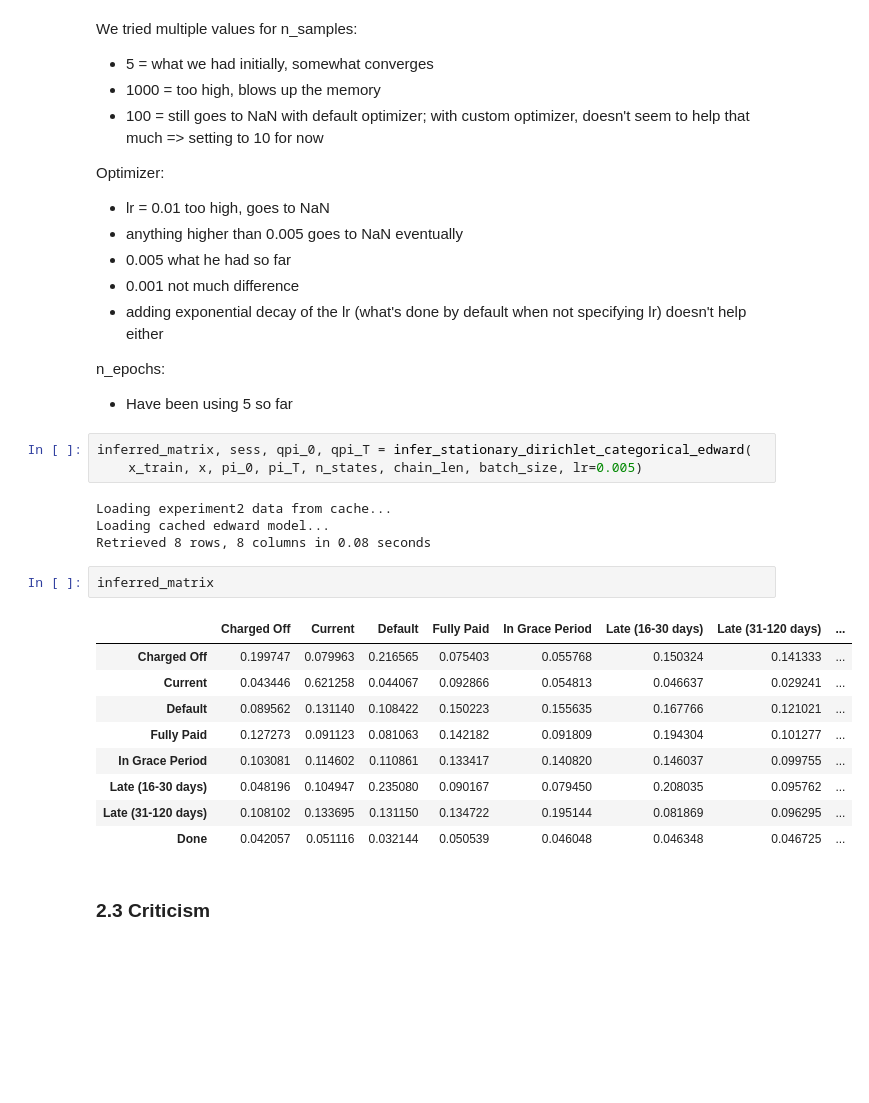
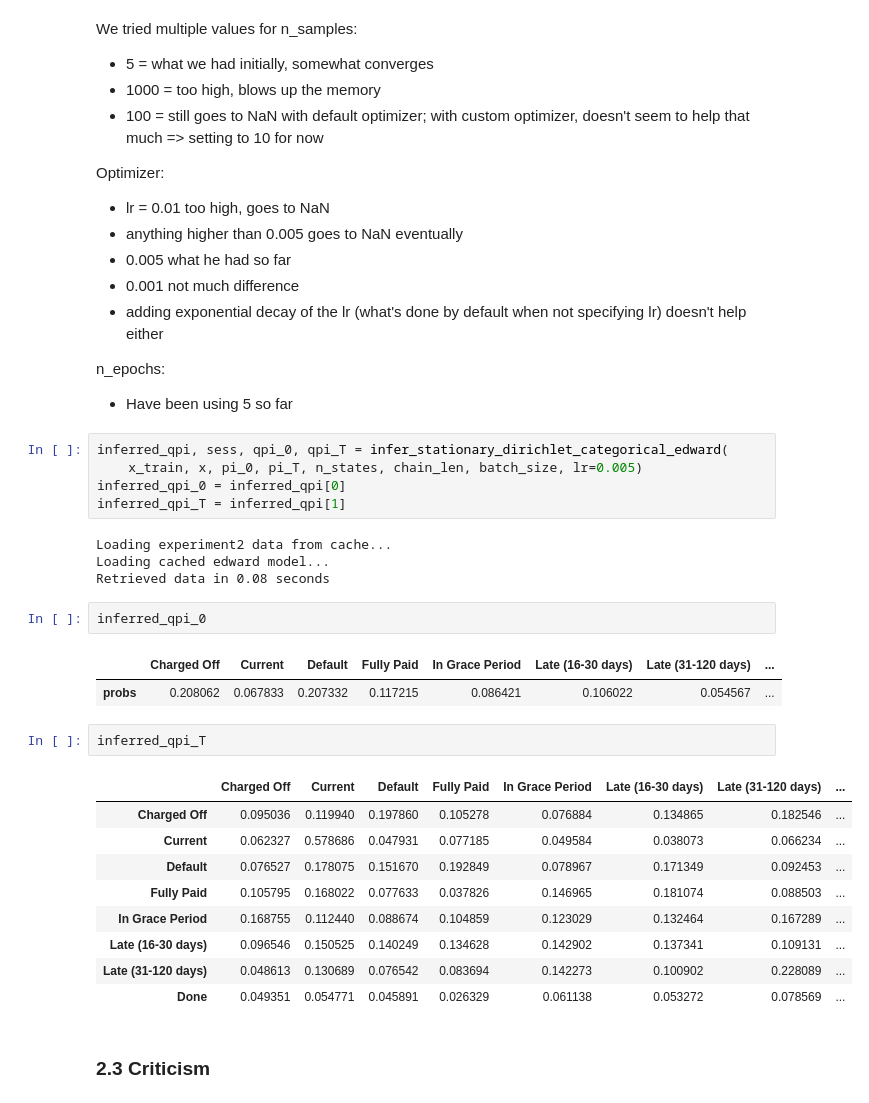
Before and after one commit to basilvetas/lending-club-analysis, a Jupyter notebook: final-project/final-notebook.ipynb, the cells around one changed output. Drawn from its saved outputs; the diff is of its cells as text; blank space fills up the shorter version.

```diff
--- a/final-project/final-notebook.ipynb
+++ b/final-project/final-notebook.ipynb
@@ -290,23 +290,30 @@ Optimizer:
 n_epochs:
 - Have been using 5 so far
 # %%
-inferred_matrix, sess, qpi_0, qpi_T = infer_stationary_dirichlet_categorical_edward(
+inferred_qpi, sess, qpi_0, qpi_T = infer_stationary_dirichlet_categorical_edward(
     x_train, x, pi_0, pi_T, n_states, chain_len, batch_size, lr=0.005)
+inferred_qpi_0 = inferred_qpi[0]
+inferred_qpi_T = inferred_qpi[1]
 # %% [output]
 Loading experiment2 data from cache...
 Loading cached edward model...
-Retrieved 8 rows, 8 columns in 0.08 seconds
+Retrieved data in 0.08 seconds
-# %%
-inferred_matrix
-# %% [output]
-|  | Charged Off | Current | Default | Fully Paid | In Grace Period | Late (16-30 days) | Late (31-120 days) | ... |
-| Charged Off | 0.199747 | 0.079963 | 0.216565 | 0.075403 | 0.055768 | 0.150324 | 0.141333 | ... |
-| Current | 0.043446 | 0.621258 | 0.044067 | 0.092866 | 0.054813 | 0.046637 | 0.029241 | ... |
-| Default | 0.089562 | 0.131140 | 0.108422 | 0.150223 | 0.155635 | 0.167766 | 0.121021 | ... |
-| Fully Paid | 0.127273 | 0.091123 | 0.081063 | 0.142182 | 0.091809 | 0.194304 | 0.101277 | ... |
-| In Grace Period | 0.103081 | 0.114602 | 0.110861 | 0.133417 | 0.140820 | 0.146037 | 0.099755 | ... |
-| Late (16-30 days) | 0.048196 | 0.104947 | 0.235080 | 0.090167 | 0.079450 | 0.208035 | 0.095762 | ... |
-| Late (31-120 days) | 0.108102 | 0.133695 | 0.131150 | 0.134722 | 0.195144 | 0.081869 | 0.096295 | ... |
-| Done | 0.042057 | 0.051116 | 0.032144 | 0.050539 | 0.046048 | 0.046348 | 0.046725 | ... |
+# %%
+inferred_qpi_0
+# %% [output]
+|  | Charged Off | Current | Default | Fully Paid | In Grace Period | Late (16-30 days) | Late (31-120 days) | ... |
+| probs | 0.208062 | 0.067833 | 0.207332 | 0.117215 | 0.086421 | 0.106022 | 0.054567 | ... |
+# %%
+inferred_qpi_T
+# %% [output]
+|  | Charged Off | Current | Default | Fully Paid | In Grace Period | Late (16-30 days) | Late (31-120 days) | ... |
+| Charged Off | 0.095036 | 0.119940 | 0.197860 | 0.105278 | 0.076884 | 0.134865 | 0.182546 | ... |
+| Current | 0.062327 | 0.578686 | 0.047931 | 0.077185 | 0.049584 | 0.038073 | 0.066234 | ... |
+| Default | 0.076527 | 0.178075 | 0.151670 | 0.192849 | 0.078967 | 0.171349 | 0.092453 | ... |
+| Fully Paid | 0.105795 | 0.168022 | 0.077633 | 0.037826 | 0.146965 | 0.181074 | 0.088503 | ... |
+| In Grace Period | 0.168755 | 0.112440 | 0.088674 | 0.104859 | 0.123029 | 0.132464 | 0.167289 | ... |
+| Late (16-30 days) | 0.096546 | 0.150525 | 0.140249 | 0.134628 | 0.142902 | 0.137341 | 0.109131 | ... |
+| Late (31-120 days) | 0.048613 | 0.130689 | 0.076542 | 0.083694 | 0.142273 | 0.100902 | 0.228089 | ... |
+| Done | 0.049351 | 0.054771 | 0.045891 | 0.026329 | 0.061138 | 0.053272 | 0.078569 | ... |
 # %% [markdown]
 ### 2.3 Criticism
```
Also changed, not shown: parts of 25 cells of this notebook, 2 other files.
